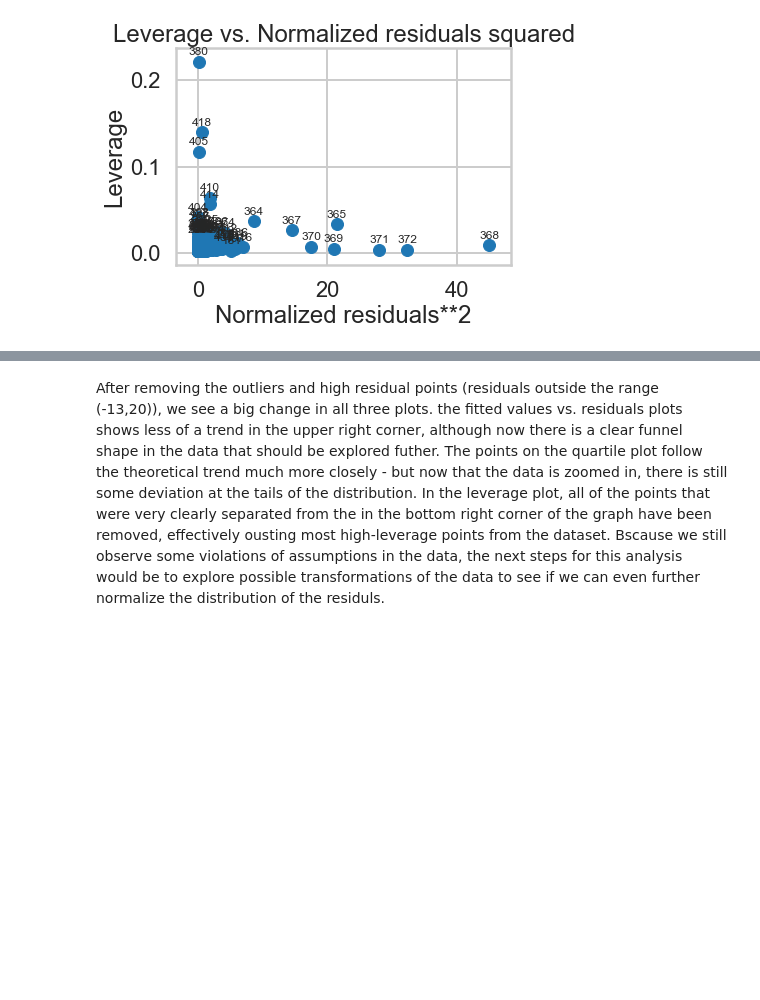
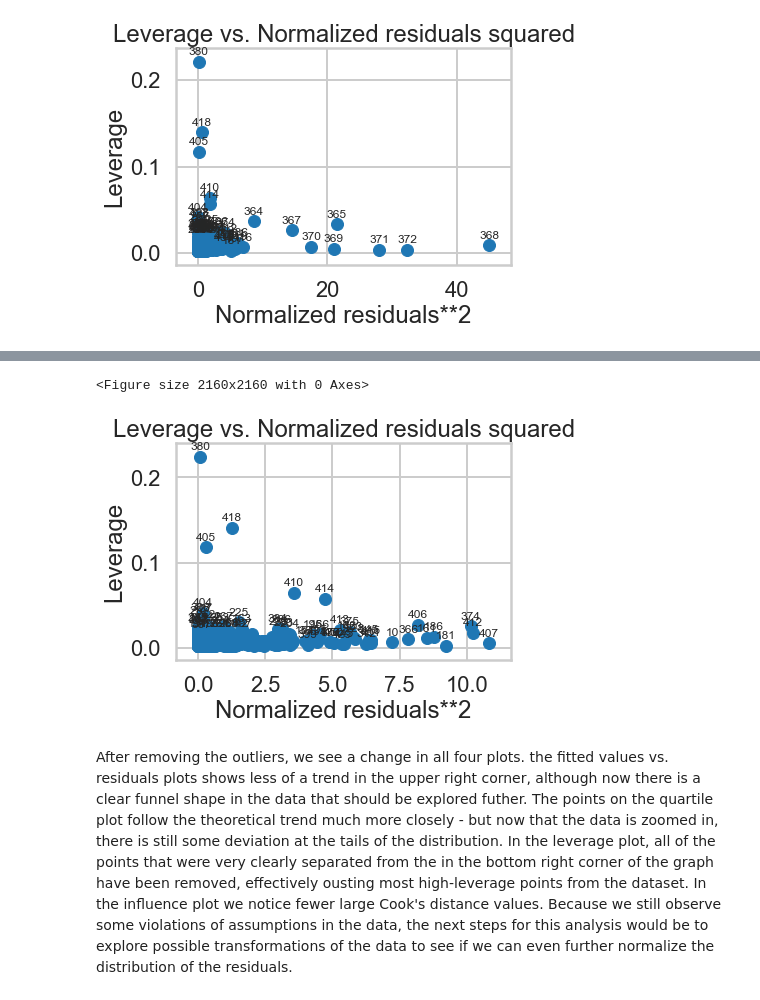
Before and after one commit to clairemiles/Mini-Projects, a Jupyter notebook: linear_regression/Linear_Regression.ipynb, the cells around one changed output, grey strips where cells are left out. Saved outputs shown, nothing was run; the diff lists cells and outputs as text; code cells hidden in the pictures; blank space fills up the shorter version.

```diff
--- a/linear_regression/Linear_Regression.ipynb
+++ b/linear_regression/Linear_Regression.ipynb
@@ -998,2 +1022,9 @@ plt.show()
+# %%
+plt.figure(figsize=(30,30))
+plot_leverage_resid2(m)
+plt.show()
+# %% [output]
+<Figure size 2160x2160 with 0 Axes>
+[figure, added]
 # %% [markdown]
-After removing the outliers and high residual points (residuals outside the range (-13,20)), we see a big change in all three plots. the fitted values vs. residuals plots shows less of a trend in the upper right corner, although now there is a clear funnel shape in the data that should be explored futher. The points on the quartile plot follow the theoretical trend much more closely - but now that the data is zoomed in, there is still some deviation at the tails of the distribution. In the leverage plot, all of the points that were very clearly separated from the in the bottom right corner of the graph have been removed, effectively ousting most high-leverage points from the dataset. Bscause we still observe some violations of assumptions in the data, the next steps for this analysis would be to explore possible transformations of the data to see if we can even further normalize the distribution of the residuls.
+After removing the outliers, we see a change in all four plots. the fitted values vs. residuals plots shows less of a trend in the upper right corner, although now there is a clear funnel shape in the data that should be explored futher. The points on the quartile plot follow the theoretical trend much more closely - but now that the data is zoomed in, there is still some deviation at the tails of the distribution. In the leverage plot, all of the points that were very clearly separated from the in the bottom right corner of the graph have been removed, effectively ousting most high-leverage points from the dataset. In the influence plot we notice fewer large Cook's distance values. Because we still observe some violations of assumptions in the data, the next steps for this analysis would be to explore possible transformations of the data to see if we can even further normalize the distribution of the residuals.
```
Also changed, not shown: parts of 9 cells of this notebook.
